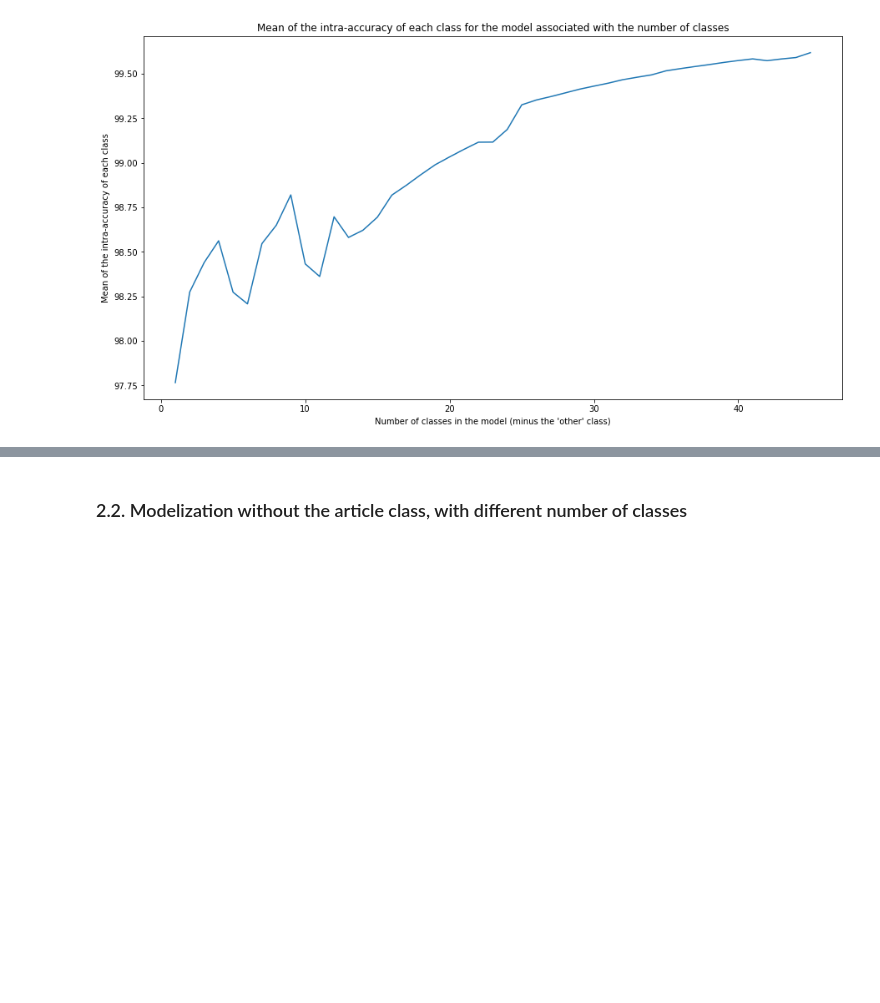
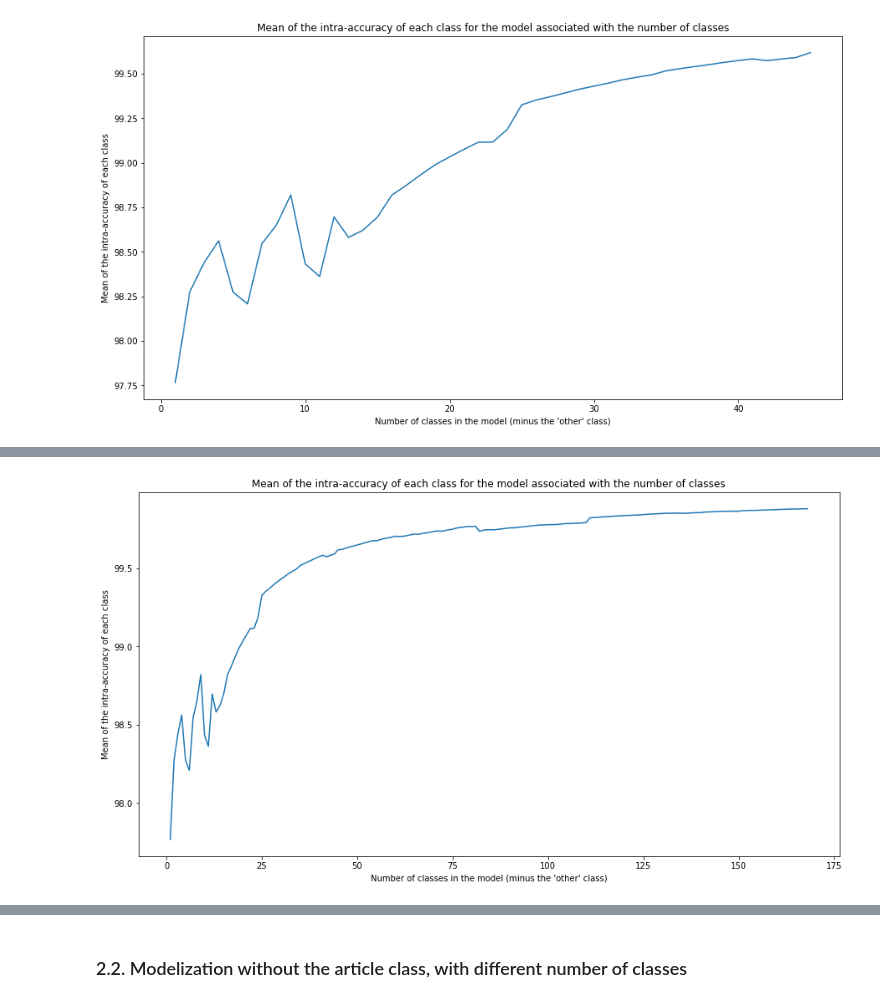
Before and after one commit to AntoineGauquier/document_class_classification, a Jupyter notebook: svm_classification_model.ipynb, the cells around one changed output, grey strips where cells are left out. Drawn from its saved outputs; the diff is of its cells as text; code cells hidden in the pictures; blank space fills up the shorter version.

```diff
--- a/svm_classification_model.ipynb
+++ b/svm_classification_model.ipynb
@@ -5946,9 +5946,13 @@ for index in range(len(list_of_ground_truths)):
     for class_index in range(CM.shape[0]):
         if(CM.sum(axis=0)[class_index] == 0):
             pctage_of_not_predicted_classes += 1 / len(list_of_ground_truths)
+            if index == 167:
+                print("No predictions for class " + str(class_index) + ".")
             #print("WARNING : class number " + str(class_index) + " from model with " + str(class_index + 1) +" classes does not have any prediction.")
         else:
             mean_accuracy += (100 * CM.diagonal()[class_index] / CM.sum(axis=0)[class_index]) / CM.shape[0]
+            if index == 167:
+                print(str(100 * CM.diagonal()[class_index] / CM.sum(axis=0)[class_index]) + " for class " + str(class_index) + ".")
 
     print("Percentage of classes that do not had any predicted value (model with " + str(class_index + 1) + " classes) : " + str(100 * pctage_of_not_predicted_classes))
     list_of_mean_accuracies.append(mean_accuracy)
@@ -5992,0 +5999,29 @@ plt.show()
+# %%
+from sklearn.metrics import confusion_matrix
+import math
+list_of_mean_accuracies = []
+
+for index in range(len(list_of_ground_truths)):
+    ground_truth = list_of_ground_truths[index]
+    predictions = list_of_predictions[index]
+
+    CM = confusion_matrix(ground_truth, predictions)
+    mean_accuracy = 0
+    pctage_of_not_predicted_classes = 0
+    number_of_classes_with_values = 0
+
+    for class_index in range(CM.shape[0]):
+        if(CM.sum(axis=0)[class_index] == 0):
+            pctage_of_not_predicted_classes += 1 / len(list_of_ground_truths)
+            if index == 167:
+                print("No predictions for class " + str(class_index) + ".")
+            #print("WARNING : class number " + str(class_index) + " from model with " + str(class_index + 1) +" classes does not have any prediction.")
+        else:
+            number_of_classes_with_values += 1
+            mean_accuracy += (100 * CM.diagonal()[class_index] / CM.sum(axis=0)[class_index])
+
+            if index == 167:
+                print(str(100 * CM.diagonal()[class_index] / CM.sum(axis=0)[class_index]) + " for class " + str(class_index) + ".")
+
+    print("Percentage of classes that do not had any predicted value (model with " + str(class_index + 1) + " classes) : " + str(100 * pctage_of_not_predicted_classes))
+    list_of_mean_accuracies.append(mean_accuracy / number_of_classes_with_values)
@@ -5992,0 +6046,10 @@ plt.show()
+# %%
+plt.figure(figsize=(15, 8))
+plt.plot(range(1, len(list_of_mean_accuracies) + 1), list_of_mean_accuracies)
+plt.xlabel("Number of classes in the model (minus the \'other\' class)")
+plt.ylabel("Mean of the intra-accuracy of each class")
+plt.title("Mean of the intra-accuracy of each class for the model associated with the number of classes")
+plt.show()
+print("WARNING : When a class does not have any predicted value, we simply do not consider it in the mean. For instance, if we have 15 classes with 2 classes that do not have any predicted values, then the mean would be carried over 13 accuracies. ")
+# %% [output]
+[figure, added]
```
Also changed, not shown: parts of 6 cells of this notebook.
